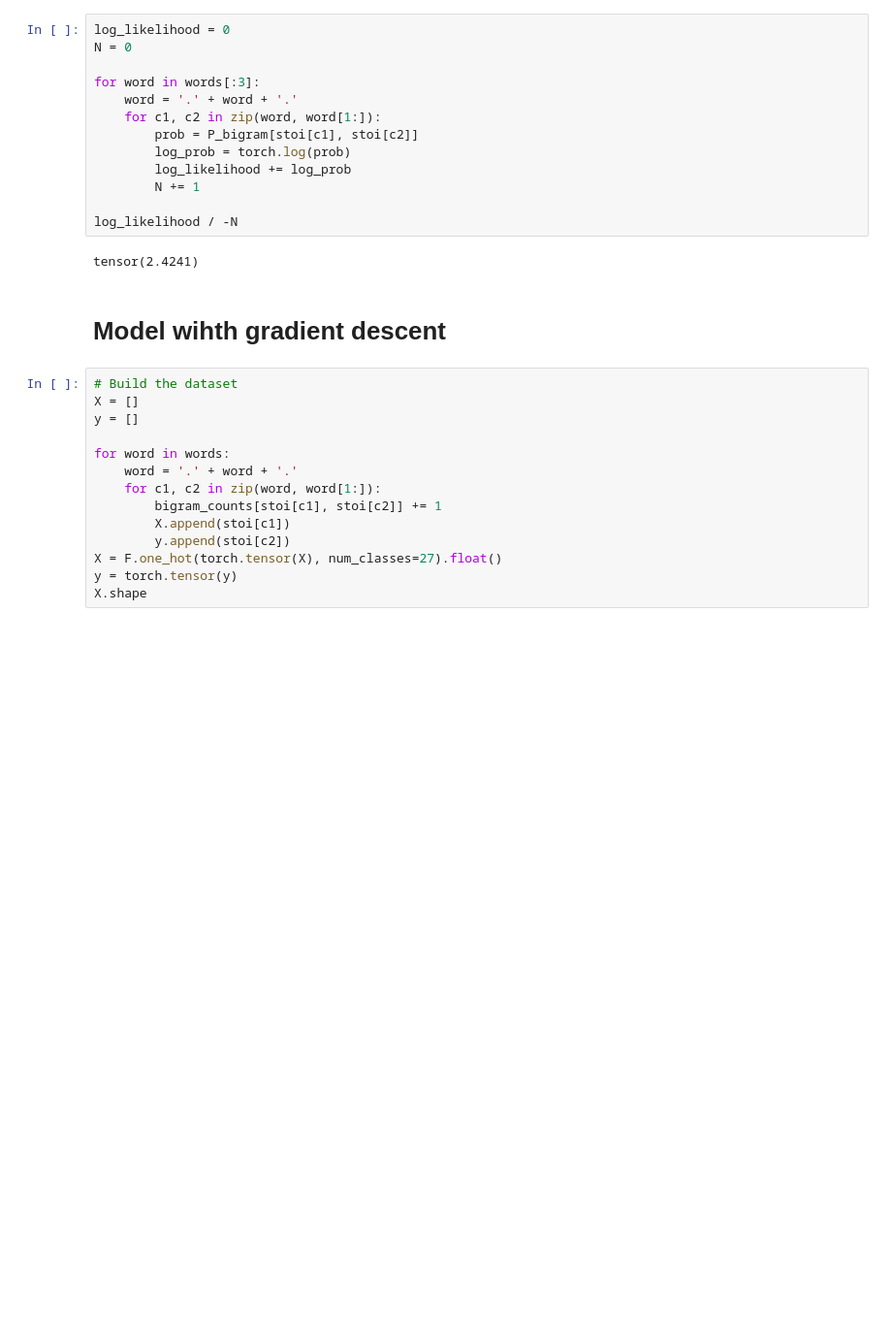
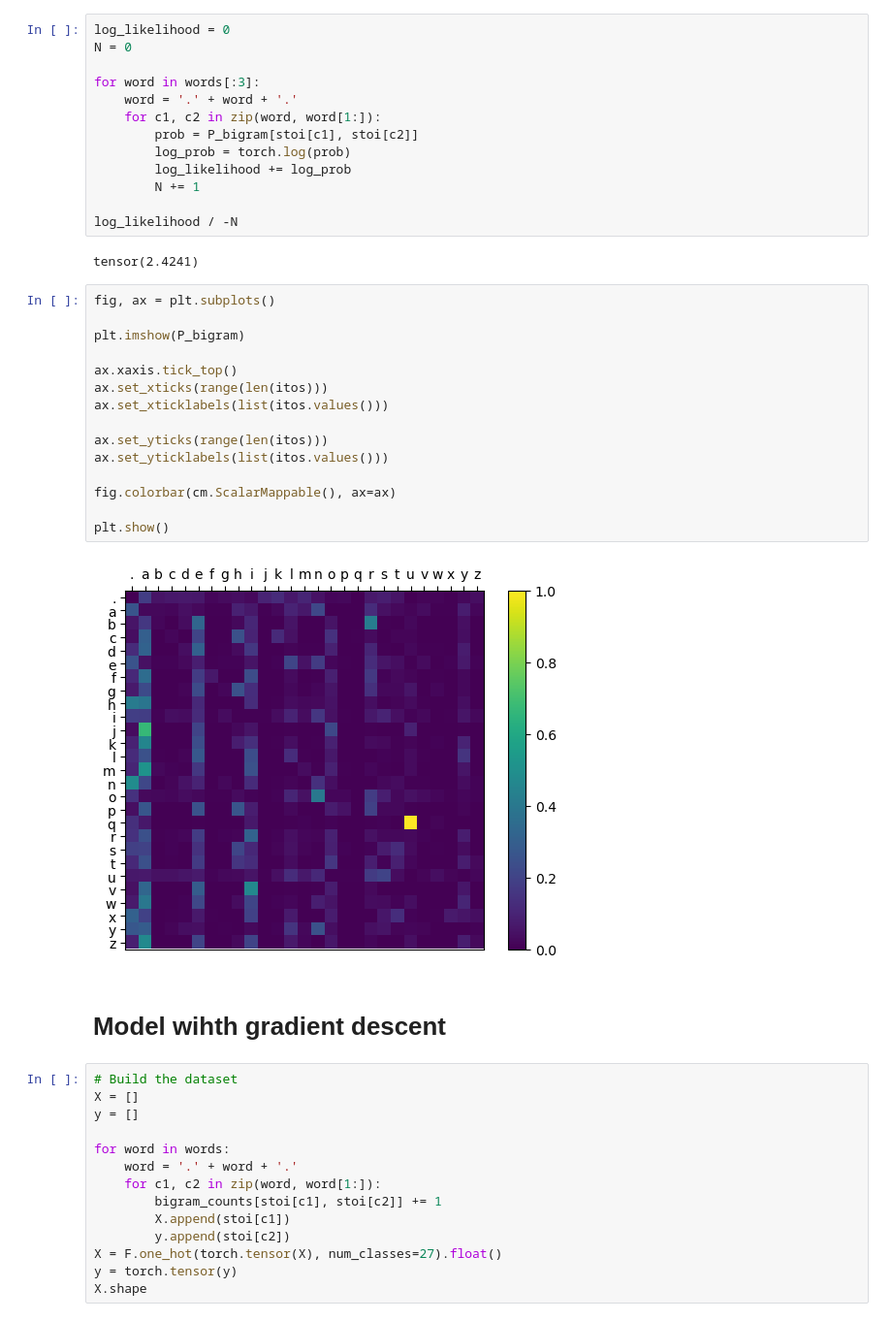
Before and after one commit to ckuenzi/moremakemore, a Jupyter notebook: bigram.ipynb, the cells around one changed output. Shown at 97% size. Drawn from its saved outputs; the diff is of its cells as text; blank space fills up the shorter version.

```diff
--- a/bigram.ipynb
+++ b/bigram.ipynb
@@ -118,6 +120,23 @@ for word in words[:3]:
 log_likelihood / -N
 # %% [output]
 tensor(2.4241)
+# %%
+fig, ax = plt.subplots()
+
+plt.imshow(P_bigram)
+
+ax.xaxis.tick_top()
+ax.set_xticks(range(len(itos)))
+ax.set_xticklabels(list(itos.values()))
+
+ax.set_yticks(range(len(itos)))
+ax.set_yticklabels(list(itos.values()))
+
+fig.colorbar(cm.ScalarMappable(), ax=ax)
+
+plt.show()
+# %% [output]
+[figure, added]
 # %% [markdown]
 # Model wihth gradient descent
 # %%
```
Also changed, not shown: parts of 6 cells of this notebook, 1 other file.
